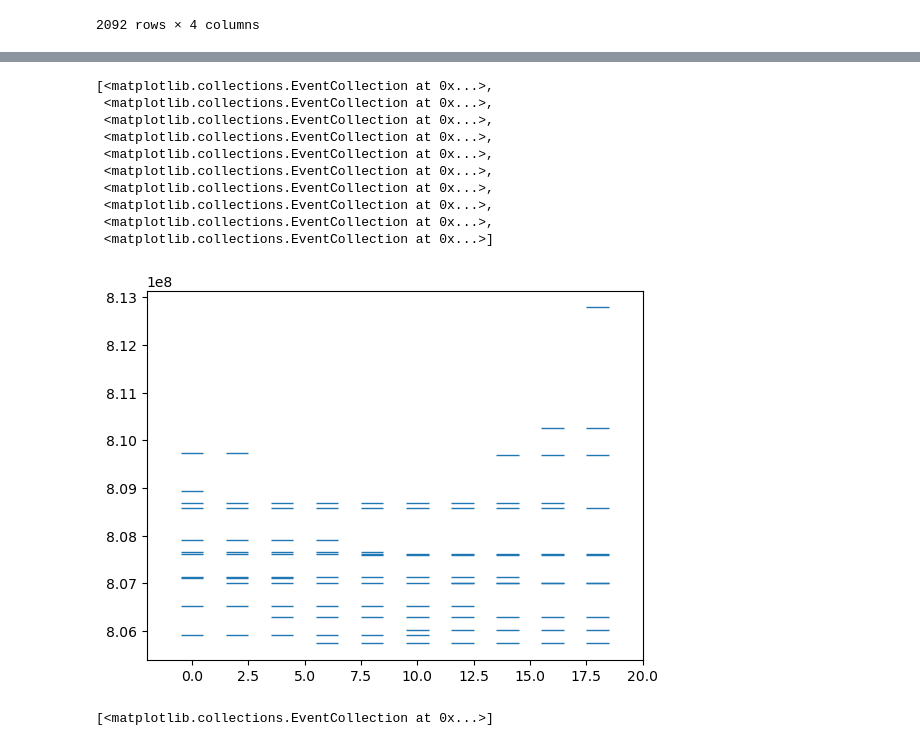
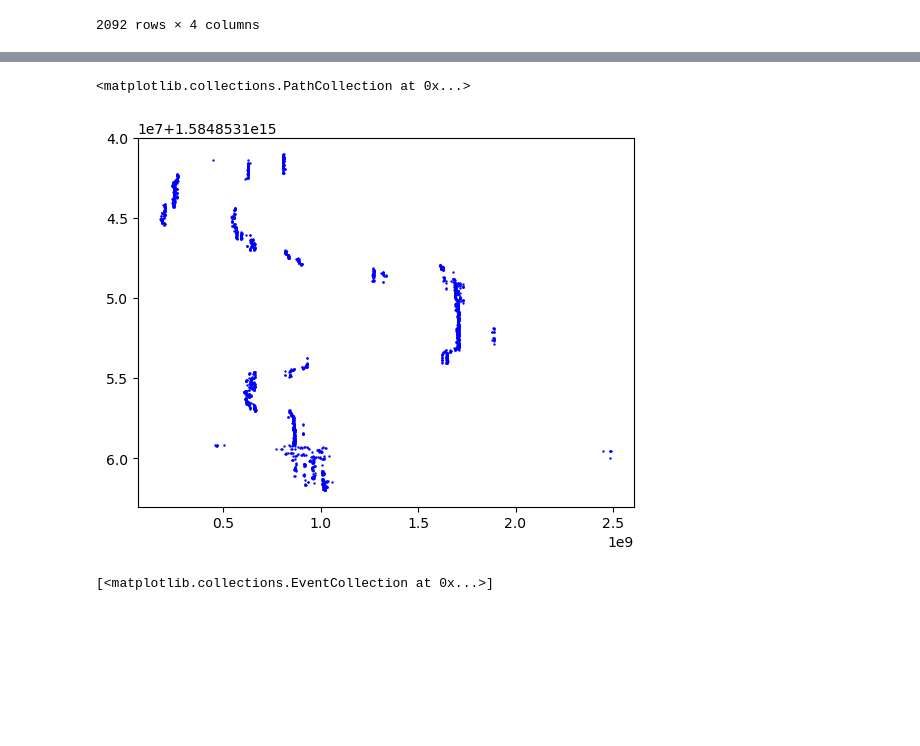
Before and after one commit to Marble879/SFC_scripts, a Jupyter notebook: SnowFox scripts/CSP_Plot_on_TS.ipynb, the cells around one changed output, grey strips where cells are left out. Cells and saved outputs as stored; diff of their text form; code cells hidden in the pictures; blank space fills up the shorter version.

```diff
--- a/SnowFox scripts/CSP_Plot_on_TS.ipynb
+++ b/SnowFox scripts/CSP_Plot_on_TS.ipynb
@@ -66,31 +92,22 @@ Diagramm incomming...
 # %%
-df_morton_ts= df.loc[:,['sample_ts','morton']]
+plt.gca().invert_yaxis()
+plt.scatter(x=df_result['morton'],y=df_result['sample_ts'],c='blue',s=0.5)
+# define the window size we want to obeserve
+# screen_widow_siz = 10
+# number_of_lags =5
 
-df_result= df_morton_ts.copy()
-# define the window size we want to obeserve
-screen_widow_siz = 10
+# for lag in range(1,number_of_lags+1):
+#     laggedData = df_morton_ts['morton'].shift(lag)
+#     df_result=pd.concat((df_result, laggedData.rename('morton_lag_'+str(lag))), axis=1)
+# df_result=df_result.dropna()
+# # find how many ticks to plot
+# df_demo=df_result.iloc[:screen_widow_siz,1:]
+# # print(df_demo)
 
-for lag in range(1,screen_widow_siz+1):
-    laggedData = df_morton_ts['morton'].shift(lag)
-    df_result=pd.concat((df_result, laggedData.rename('morton_lag_'+str(lag))), axis=1)
-df_result=df_result.dropna()
-# find how many ticks to plot
-df_demo=df_result.iloc[:10,1:]
-# print(df_demo)
-
-plt.eventplot(df_demo.values.tolist(),orientation='vertical', lineoffsets=2,linelengths=1,linewidths=1)
+# plt.eventplot(df_demo.values.tolist(),orientation='horizontal', lineoffsets=2,linelengths=1,linewidths=1)
 # %% [output]
-[<matplotlib.collections.EventCollection at 0x...>,
- <matplotlib.collections.EventCollection at 0x...>,
- <matplotlib.collections.EventCollection at 0x...>,
- <matplotlib.collections.EventCollection at 0x...>,
- <matplotlib.collections.EventCollection at 0x...>,
- <matplotlib.collections.EventCollection at 0x...>,
- <matplotlib.collections.EventCollection at 0x...>,
- <matplotlib.collections.EventCollection at 0x...>,
- <matplotlib.collections.EventCollection at 0x...>,
- <matplotlib.collections.EventCollection at 0x...>]
+<matplotlib.collections.PathCollection at 0x...>
-[figure, old version]
+[figure, new version]
 # %%
 plt.eventplot(df_morton_ts['morton'],orientation='vertical',linewidths=0.1)
 # %% [output]
```
Also changed, not shown: parts of 3 cells of this notebook.
